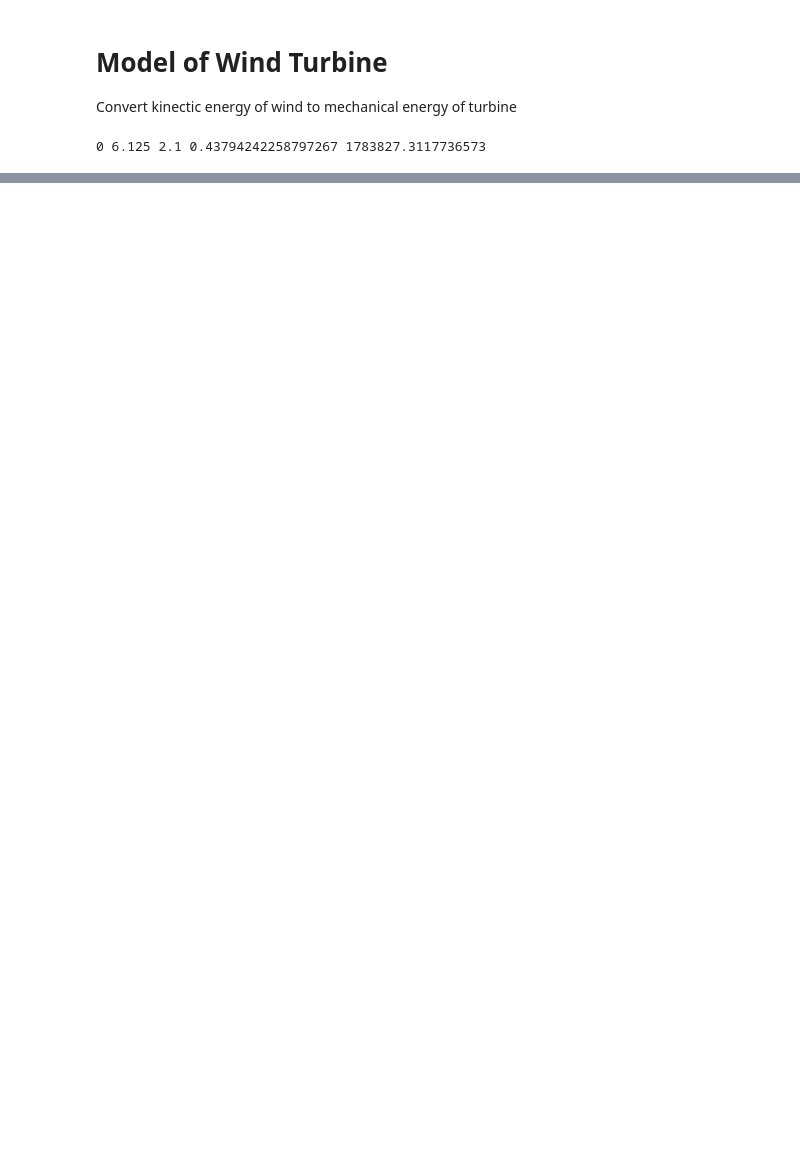
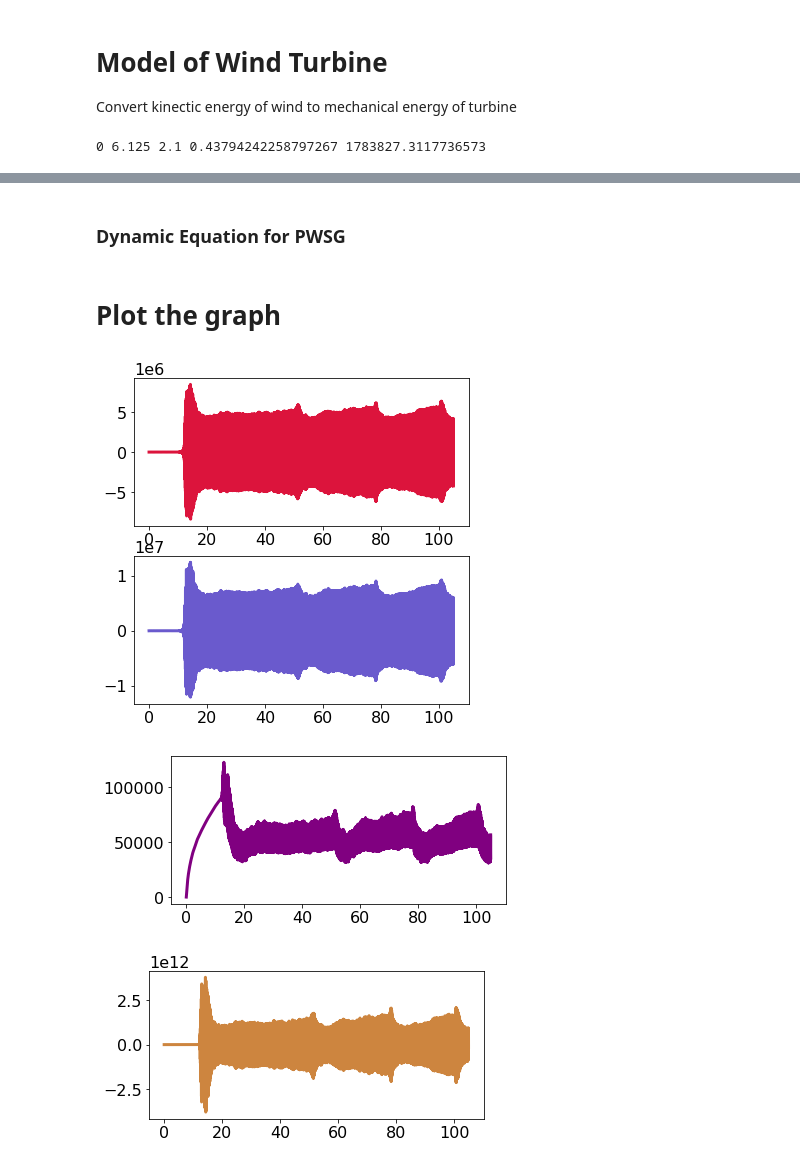
Before and after one commit to lixiangabcd08/EE5703, a Jupyter notebook: simulation.ipynb, the cells around one changed output, grey strips where cells are left out. Cells and saved outputs as stored; diff of their text form; code cells hidden in the pictures; blank space fills up the shorter version.

```diff
--- a/simulation.ipynb
+++ b/simulation.ipynb
@@ -41,0 +57,28 @@ Permanent Magnet Sychronous Generator
+# %%
+def space_vector(v3phase):
+    vu = v3phase[0]
+    vv = v3phase[1]
+    vw = v3phase[2]
+    a = -0.5 + 0.866j  #e^{2pi/3} = cos(2pi/3) + jsin(2pi/3)
+    vc = (2.0/3.0)*(vu + vv*a + vw*a**2)
+    vs_alpha = vc.real
+    vs_beta = vc.imag
+    return vs_alpha, vs_beta  #returns real and imaginary parr
+# %%
+def get_space_vector(angle):
+    v30 = [230*np.cos(angle), 230*np.cos(angle - 2*np.pi/3.0), \
+                    230*np.cos(angle - 4.0*np.pi/3.0)]
+    vd, vq = space_vector(v30)
+    return vd, vq
+# %% [markdown]
+### Dynamic Equation for PWSG
+# %%
+def PMSG(X, t, vd, vq):
+    x0 = X[0] # id
+    x1 = X[1] # iq
+    x2 = X[2]
+    dx0dt = -rs*x0/ld + x2*lq*x1/ld + vd/ld
+    dx1dt = -rs*x1/lq - x2*(ld*x0/lq + pf/lq) + vq/lq
+    me = 1.5*p/2*(pf*x1 + (ld-lq)*x0*x1)
+    dx2dt = (me-torque)/tmech
+    return [dx0dt,dx1dt,dx2dt]
@@ -41,0 +115,24 @@ Permanent Magnet Sychronous Generator
+# %% [markdown]
+# Plot the graph
+# %%
+pl.figure(1,figsize=(6,6))
+pl.rc('font',size = 16)
+ax1 = pl.subplot(2,1,1)
+ax1.plot(ts,ids,'crimson',lw=3)
+# ax2 = ax1.twinx()
+ax2 = pl.subplot(2,1,2)
+ax2.plot(ts,iqs,'slateblue',lw=3)
+
+pl.figure(2,figsize=(6,6))
+ax3 = pl.subplot(2,1,2)
+ax3.plot(ts,ws,'purple',lw=3)
+
+pl.figure(3,figsize=(6,6))
+ax3 = pl.subplot(2,1,2)
+ax3.plot(ts,mes,'peru',lw=3)
+
+pl.show()
+# %% [output]
+[figure, added]
+[figure, added]
+[figure, added]
```
Also changed, not shown: parts of 8 cells of this notebook.
